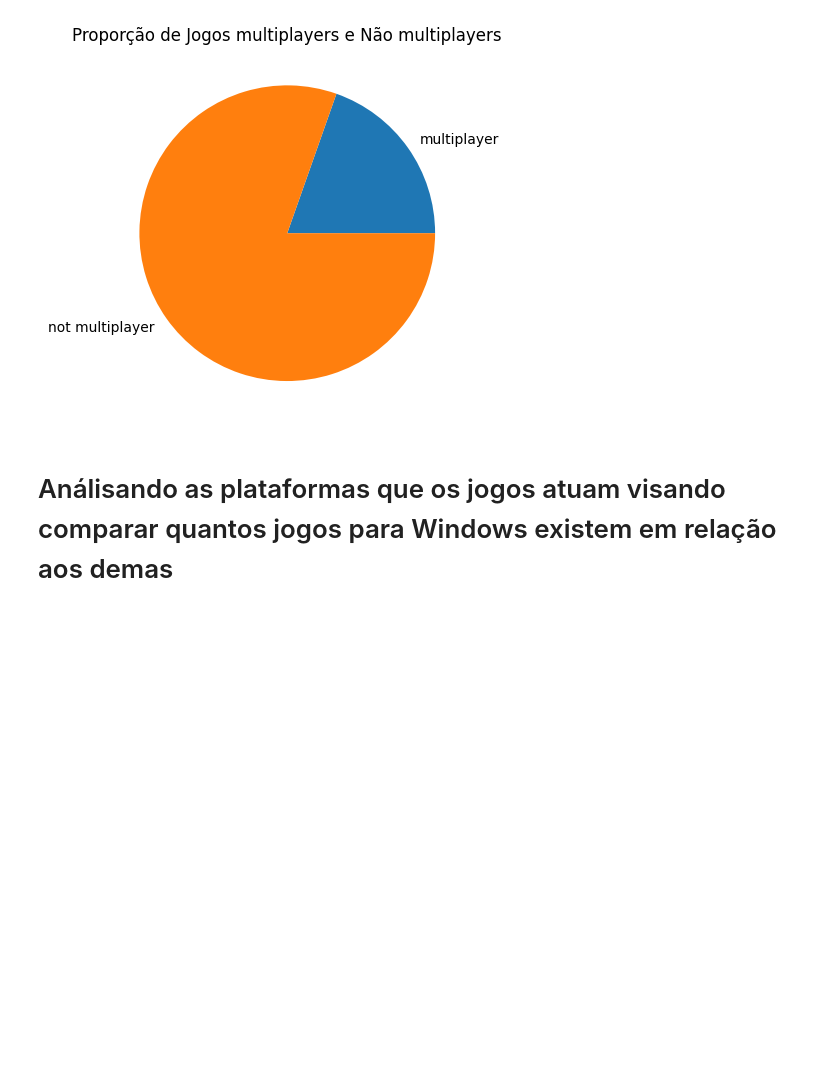
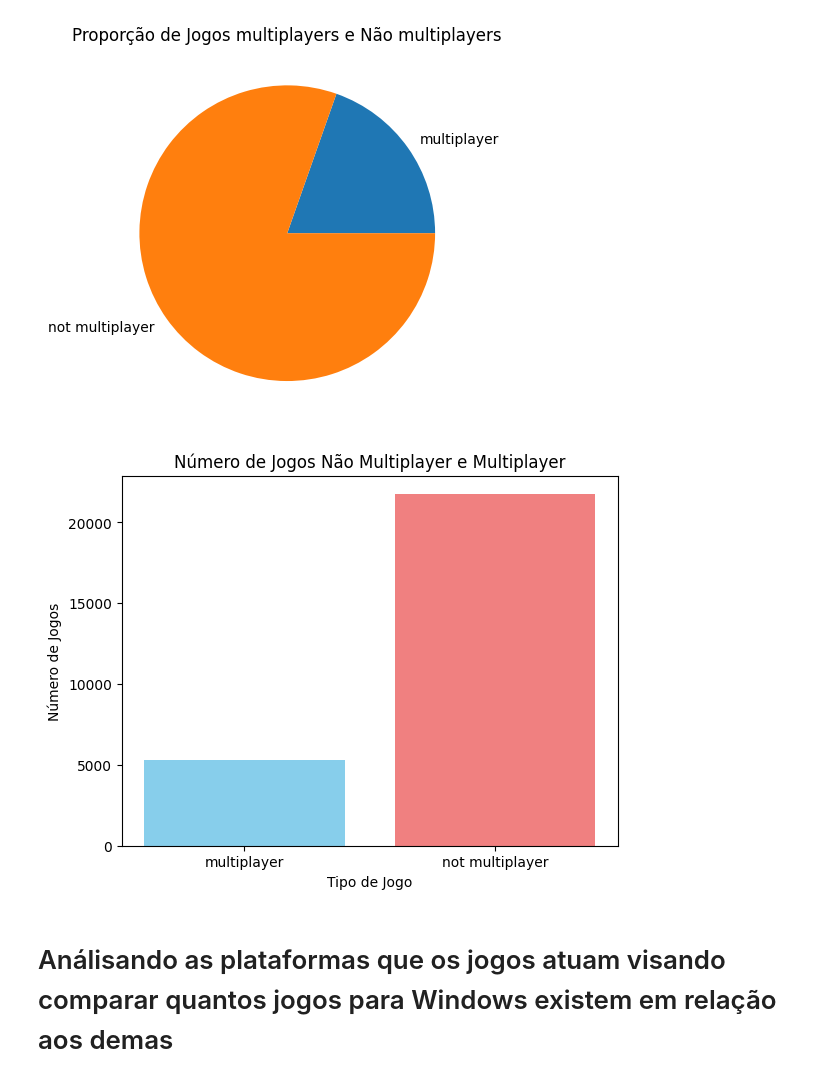
Before and after one commit to mauriciobenjamin700/Projeto_04_ADA, a Jupyter notebook: notebook_projeto.ipynb, the cells around one changed output. Saved outputs shown, nothing was run; the diff lists cells and outputs as text; code cells hidden in the pictures; blank space fills up the shorter version.

Commit message:
Correção MD e Cor dos gráficos

```diff
--- a/notebook_projeto.ipynb
+++ b/notebook_projeto.ipynb
@@ -352,6 +352,18 @@ plt.title('Proporção de Jogos multiplayers e Não multiplayers')
 plt.show()
 # %% [output]
 [figure]
+# %%
+plt.bar(labels, [multiplayer, not_multiplayer], color=['skyblue', 'lightcoral'])
+
+# Adicionar rótulos aos eixos e um título ao gráfico
+plt.xlabel('Tipo de Jogo')
+plt.ylabel('Número de Jogos')
+plt.title('Número de Jogos Não Multiplayer e Multiplayer')
+
+# Exibir o gráfico
+plt.show()
+# %% [output]
+[figure, added]
 # %% [markdown]
 # Análisando as plataformas que os jogos atuam visando comparar quantos jogos para Windows existem em relação aos demas
 # %%
```
